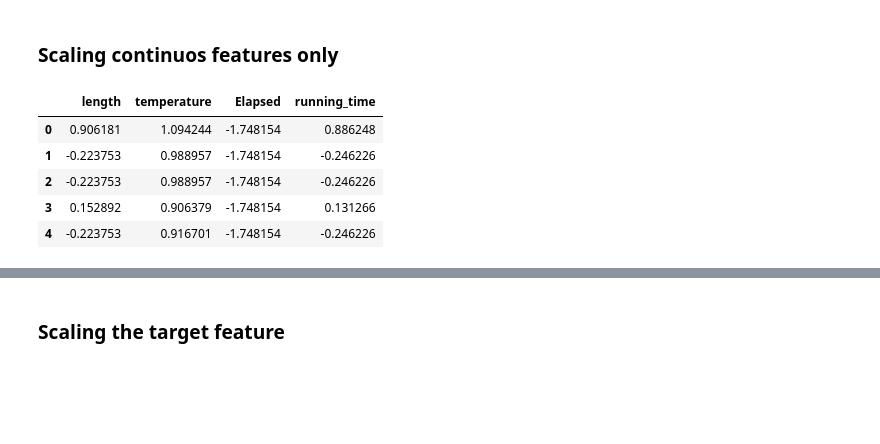
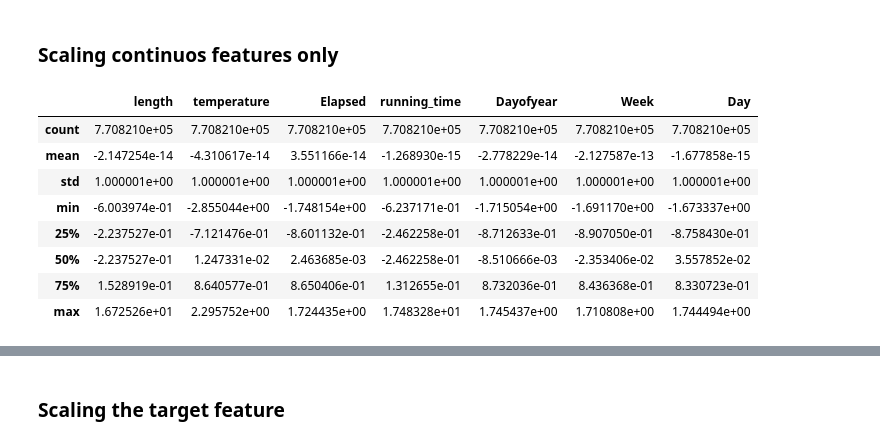
Before and after one commit to Carbonrun/YapAiTek_Challenge, a Jupyter notebook: 1.2_DP_Categorifying_Normalization.ipynb, the cells around one changed output, grey strips where cells are left out. Saved outputs shown, nothing was run; the diff lists cells and outputs as text; code cells hidden in the pictures; blank space fills up the shorter version.

```diff
--- a/1.2_DP_Categorifying_Normalization.ipynb
+++ b/1.2_DP_Categorifying_Normalization.ipynb
@@ -22,6 +34,7 @@ from transform import TargetTransform   # custom class for handle target value t
 # %%
 # setting paths
-data_dir = os.path.abspath('./_data')
+# data_dir = os.path.abspath('./_data')
+data_dir = os.path.abspath('/content/drive/My Drive/Projects/YapAiTek_Challenge/_data')
 train_data_fp = os.path.join(data_dir, 'data.csv')
 test_data_fp = os.path.join(data_dir, 'test.csv')
 data_no_missing_fp = os.path.join(data_dir, 'data_no_missing.csv')
@@ -89,12 +104,12 @@ Index(['station', 'ch_type', 'length', 'show_name', 'genre', 'first_or_rerun',
 # %%
-to_drop = ['show_name', 'Week', 'Day', 'Dayofyear']
+to_drop = ['show_name']
 
 
 cat_names = ['station', 'ch_type', 'genre', 'first_or_rerun', 'episodes_in_season', 'is_movie',
              'overlaped_with_game', 'Year', 'Month', 'Dayofweek', 'Is_month_end', 'Is_month_start', 'Is_quarter_end',
              'Is_quarter_start', 'Is_year_end', 'Is_year_start', 'episode_name_na', 'temperature_na']
 
-cont_names = ['length', 'temperature', 'Elapsed', 'running_time']
+cont_names = ['length', 'temperature', 'Elapsed', 'running_time', 'Dayofyear', 'Week', 'Day']
 # %%
 # make sure all columns name listed
 assert len(to_drop) + len(cat_names) + len(cont_names) == len(data.columns), "Not all columns listed"
@@ -210,11 +205,14 @@ def scale(dataframe, cont_names):
 # use the helper function to scale continuos features
 df_categorized_scaled = scale(dataframe=df_categorized, cont_names=cont_names)
 # %%
-df_categorized_scaled[cont_names].head()
+df_categorized_scaled[cont_names].describe()
 # %% [output]
-|  | length | temperature | Elapsed | running_time |
-| 0 | 0.906181 | 1.094244 | -1.748154 | 0.886248 |
-| 1 | -0.223753 | 0.988957 | -1.748154 | -0.246226 |
-| 2 | -0.223753 | 0.988957 | -1.748154 | -0.246226 |
-| 3 | 0.152892 | 0.906379 | -1.748154 | 0.131266 |
-| 4 | -0.223753 | 0.916701 | -1.748154 | -0.246226 |
+|  | length | temperature | Elapsed | running_time | Dayofyear | Week | Day |
+| count | 7.708210e+05 | 7.708210e+05 | 7.708210e+05 | 7.708210e+05 | 7.708210e+05 | 7.708210e+05 | 7.708210e+05 |
+| mean | -2.147254e-14 | -4.310617e-14 | 3.551166e-14 | -1.268930e-15 | -2.778229e-14 | -2.127587e-13 | -1.677858e-15 |
+| std | 1.000001e+00 | 1.000001e+00 | 1.000001e+00 | 1.000001e+00 | 1.000001e+00 | 1.000001e+00 | 1.000001e+00 |
+| min | -6.003974e-01 | -2.855044e+00 | -1.748154e+00 | -6.237171e-01 | -1.715054e+00 | -1.691170e+00 | -1.673337e+00 |
+| 25% | -2.237527e-01 | -7.121476e-01 | -8.601132e-01 | -2.462258e-01 | -8.712633e-01 | -8.907050e-01 | -8.758430e-01 |
+| 50% | -2.237527e-01 | 1.247331e-02 | 2.463685e-03 | -2.462258e-01 | -8.510666e-03 | -2.353406e-02 | 3.557852e-02 |
+| 75% | 1.528919e-01 | 8.640577e-01 | 8.650406e-01 | 1.312655e-01 | 8.732036e-01 | 8.436368e-01 | 8.330723e-01 |
+| max | 1.672526e+01 | 2.295752e+00 | 1.724435e+00 | 1.748328e+01 | 1.745437e+00 | 1.710808e+00 | 1.744494e+00 |
```
Also changed, not shown: parts of 13 cells of this notebook, 1 other file.
